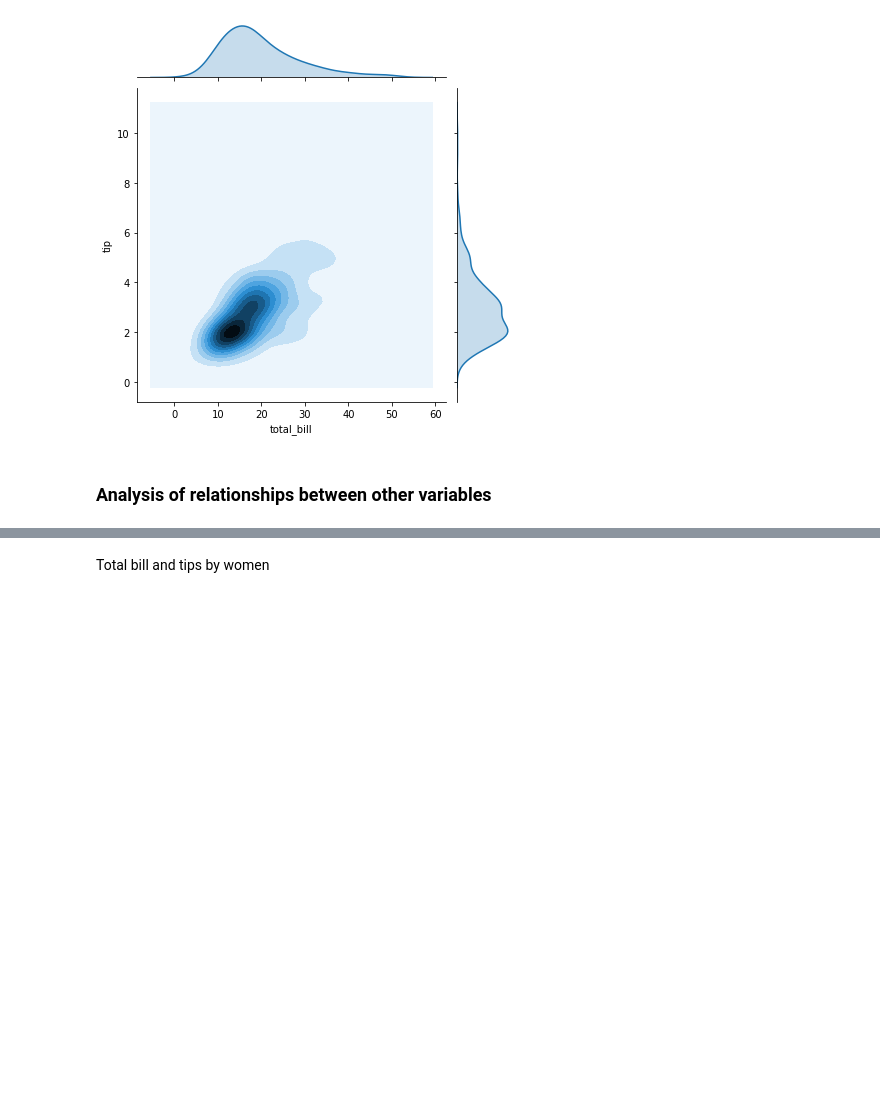
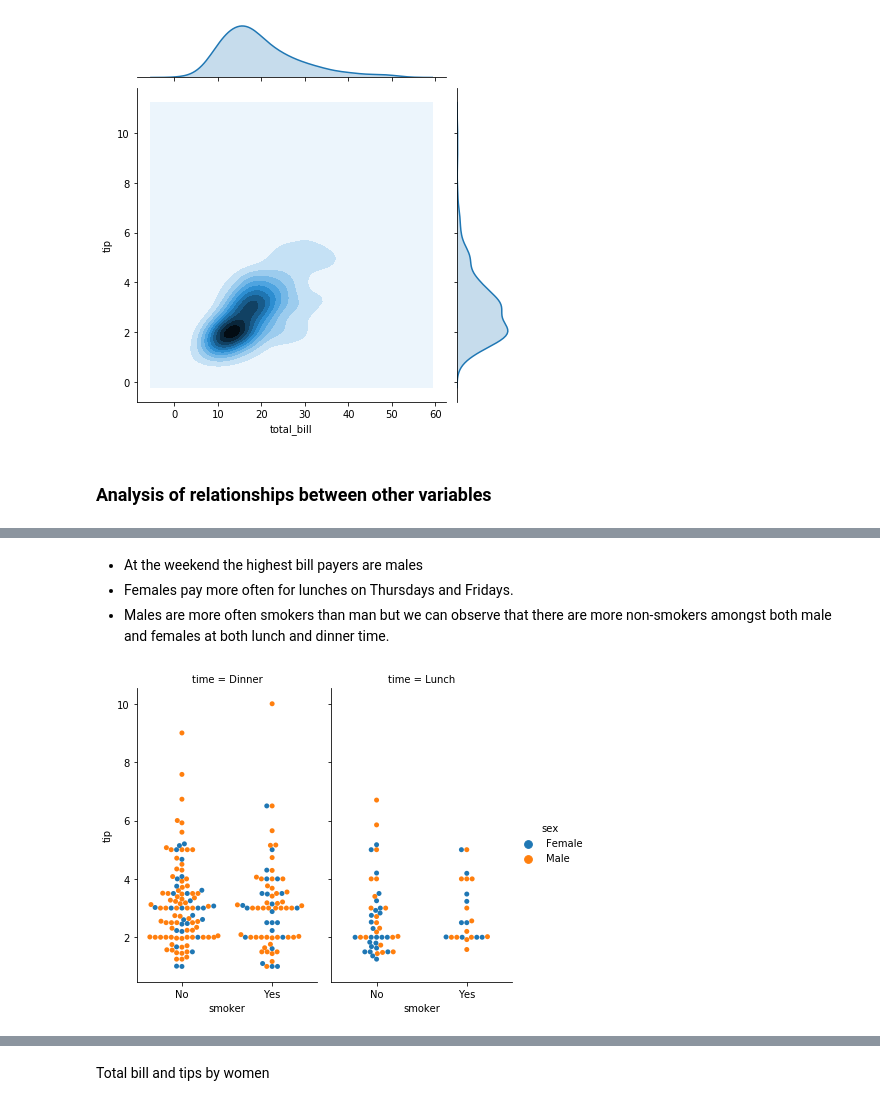
Before and after one commit to KatarzynaConnell/Fundamentals-Assessment-2019, a Jupyter notebook: Notebook.ipynb, the cells around one changed output, grey strips where cells are left out. Cells and saved outputs as stored; diff of their text form; code cells hidden in the pictures; blank space fills up the shorter version.

```diff
--- a/Notebook.ipynb
+++ b/Notebook.ipynb
@@ -159,0 +202,10 @@ Sunday's meal is again dinner, this time the guests are predominantly non-smoker
+# %% [markdown]
+- At the weekend the highest bill payers are males
+- Females pay more often for lunches on Thursdays and Fridays.
+- Males are more often smokers than man but we can observe that there are more non-smokers amongst both male and females at both lunch and dinner time.
+# %%
+sns.catplot(x="smoker", y="tip", hue="sex",
+            col="time", aspect=.6,
+            kind="swarm", data=df);
+# %% [output]
+[figure, added]
```
Also changed, not shown: parts of 36 cells of this notebook.
